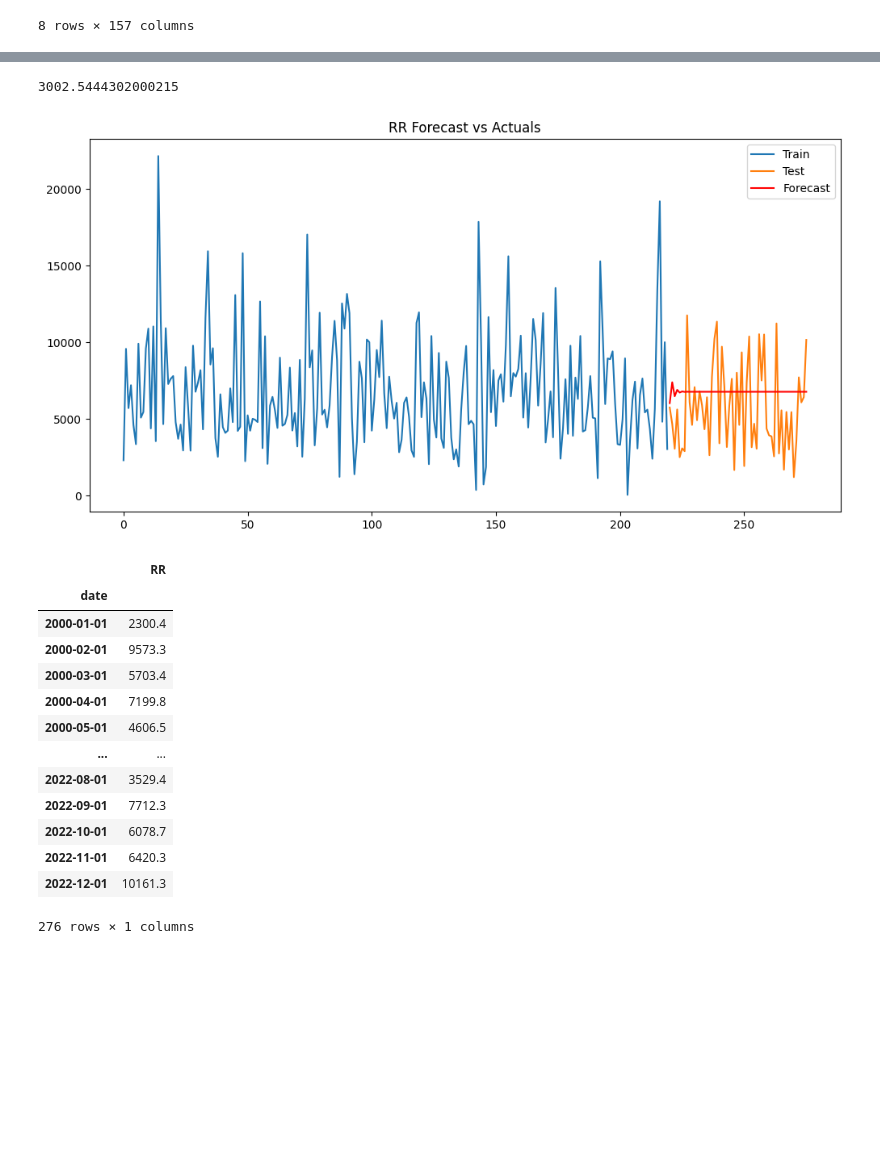
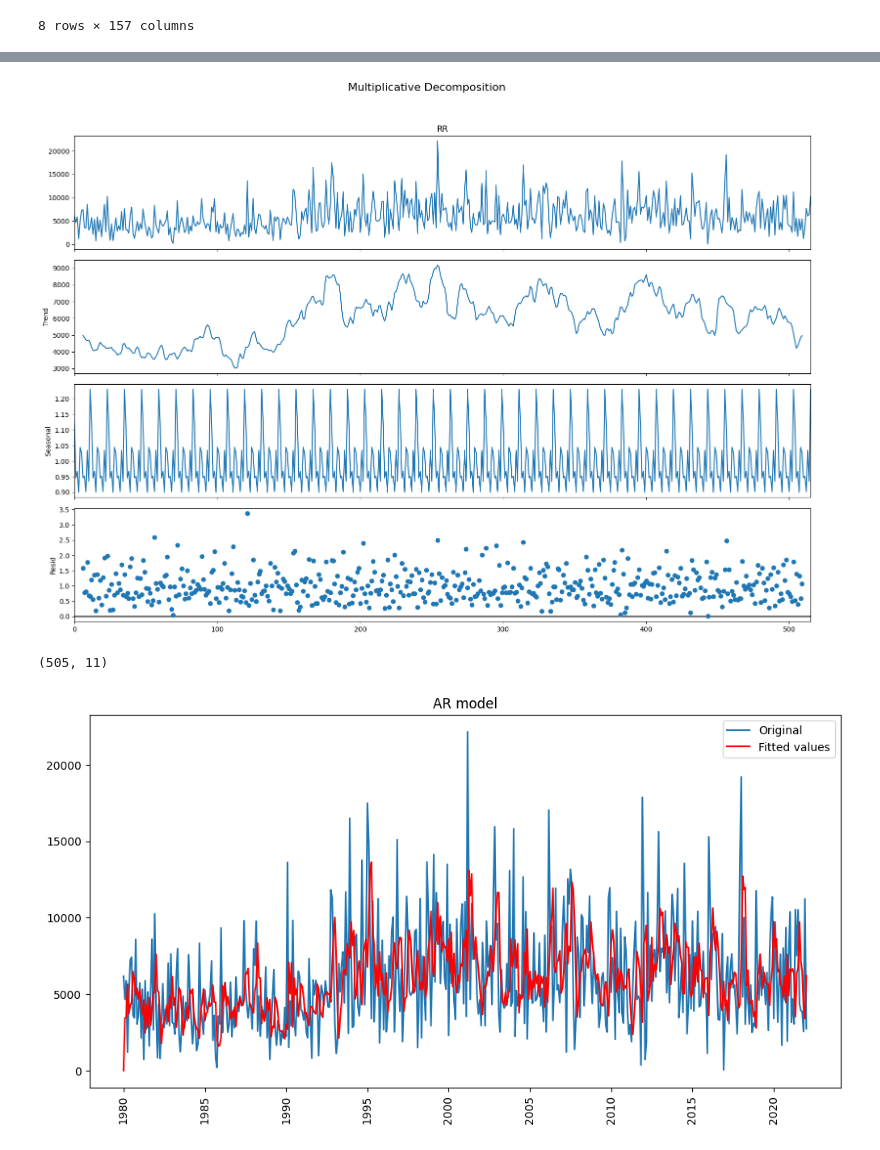
Before and after one commit to 22Nathan/projet-dl-meteo, a Jupyter notebook: notebook_adrien.ipynb, the cells around one changed output, grey strips where cells are left out. Saved outputs shown, nothing was run; the diff lists cells and outputs as text; code cells hidden in the pictures; blank space fills up the shorter version.

```diff
--- a/notebook_adrien.ipynb
+++ b/notebook_adrien.ipynb
@@ -37,7 +38,7 @@ data.describe()
 | max | 7.450000e+07 | 46.396500 | 6.970833 | 3845.000000 | 202212.000000 | 3.000000 | 407.300000 | 9.000000 | 11.000000 | 180.000000 | ... |
 8 rows × 157 columns
 # %%
-data = data.drop(data[(data["AAAAMM"] >= 195001) & (data["AAAAMM"] <= 199912)].index)
+data = data.drop(data[(data["AAAAMM"] >= 195001) & (data["AAAAMM"] <= 197912)].index)
 # %%
 # Fonction pour formater les dates AAAAMM en AAAA-MM-01
 def format_date(aaaamm):
@@ -50,6 +50,8 @@ data.to_csv("2000_to_2022.csv")
 # %%
 aggregated_data = data.groupby("date").agg({
     'RR': 'sum',
+    'QRR': 'sum',
+    'NBRR': 'sum',
     'NBJRR10': 'mean',
     'NBJRR5': 'mean',
     'NBJRR1': 'mean'
@@ -58,4 +60,5 @@ aggregated_data = data.groupby("date").agg({
 aggregated_df = pd.DataFrame(aggregated_data)
 
 print(aggregated_df)
+#aggregated_df.to_csv("precipitation.csv")
 # %% [output]
@@ -137,33 +99,9 @@ forecast = model_fit.forecast(steps=len(test))
-# %%
-mse = mean_squared_error(test, forecast)
-rmse = np.sqrt(mse)
-print(rmse)
-# %% [output]
-3002.5444302000215
-# %%
-plt.figure(figsize=(12,6))
-plt.plot(train.index, train, label='Train')
-plt.plot(test.index, test, label='Test')
-plt.plot(test.index, forecast, label='Forecast', color='red')
-plt.title('RR Forecast vs Actuals')
-plt.legend()
-plt.show()
-# %% [output]
-[figure, removed]
-# %%
-pd.DataFrame(data.groupby(["date"])["RR"].sum())
-# %% [output]
-|  | RR |
-| date |  |
-| 2000-01-01 | 2300.4 |
-| 2000-02-01 | 9573.3 |
-| 2000-03-01 | 5703.4 |
-| 2000-04-01 | 7199.8 |
-| 2000-05-01 | 4606.5 |
-| ... | ... |
-| 2022-08-01 | 3529.4 |
-| 2022-09-01 | 7712.3 |
-| 2022-10-01 | 6078.7 |
-| 2022-11-01 | 6420.3 |
-| 2022-12-01 | 10161.3 |
-276 rows × 1 columns
+# %%
+multiplicative_decomposition = seasonal_decompose(aggregated_df['RR'], model='multiplicative', period=12)
+# %%
+plt.rcParams.update({'figure.figsize': (16,12)})
+multiplicative_decomposition.plot().suptitle('Multiplicative Decomposition', fontsize=16)
+plt.tight_layout(rect=[0, 0.03, 1, 0.95])
+plt.show()
+# %% [output]
+[figure, added]
@@ -169,0 +123,19 @@ pd.DataFrame(data.groupby(["date"])["RR"].sum())
+# %%
+train_size, test_size
+# %% [output]
+(505, 11)
+# %%
+# Modèle ARI
+model_AR = ARIMA(X_train, order=(2, 1, 0))
+results_AR = model_AR.fit()
+
+# Préparer la visualisation pour le modèle ARI
+plt.figure(figsize=(12, 6))
+plt.plot(train_df['date'], train_df['RR'], label='Original')
+plt.plot(train_df['date'], results_AR.fittedvalues, color='red', label='Fitted values')
+plt.xticks(rotation=90)
+plt.title('AR model')
+plt.legend()
+plt.show()
+# %% [output]
+[figure, added]
```
Also changed, not shown: parts of 28 cells of this notebook.
